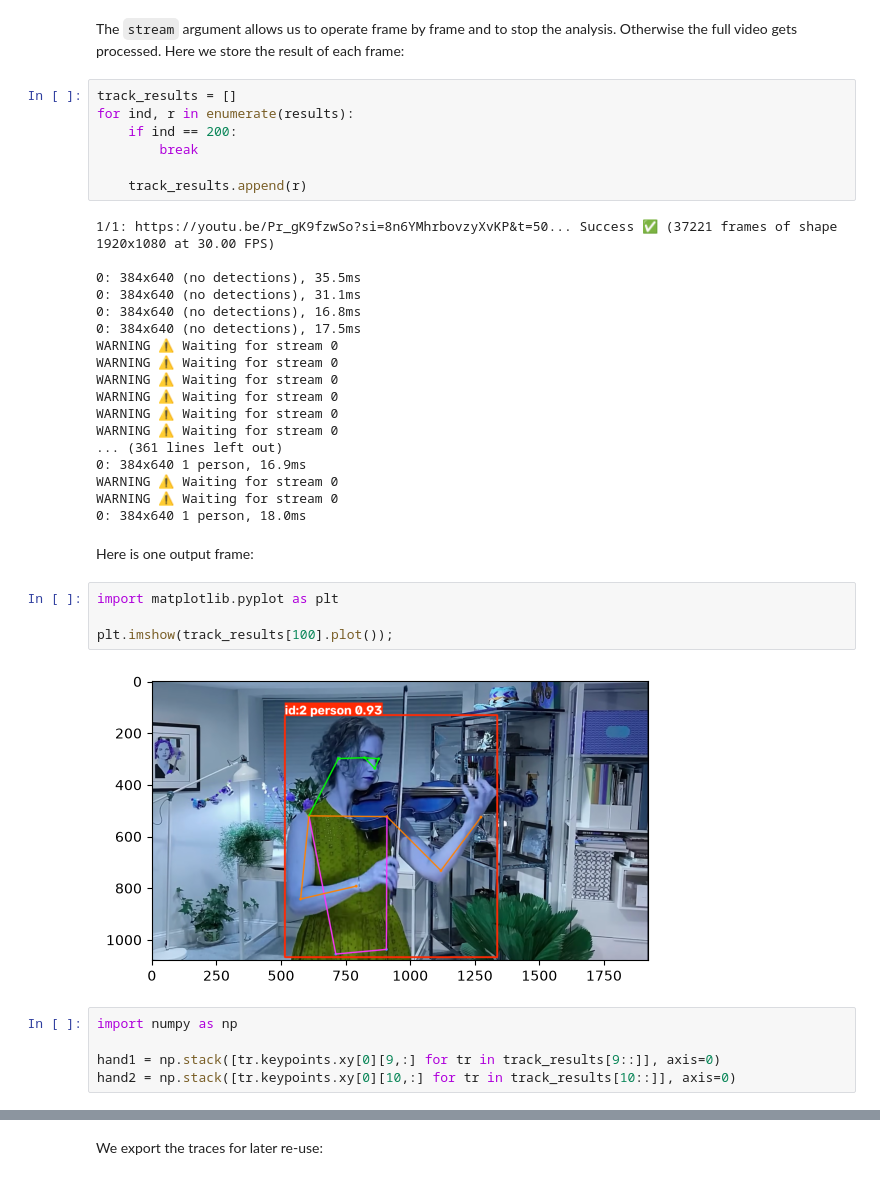
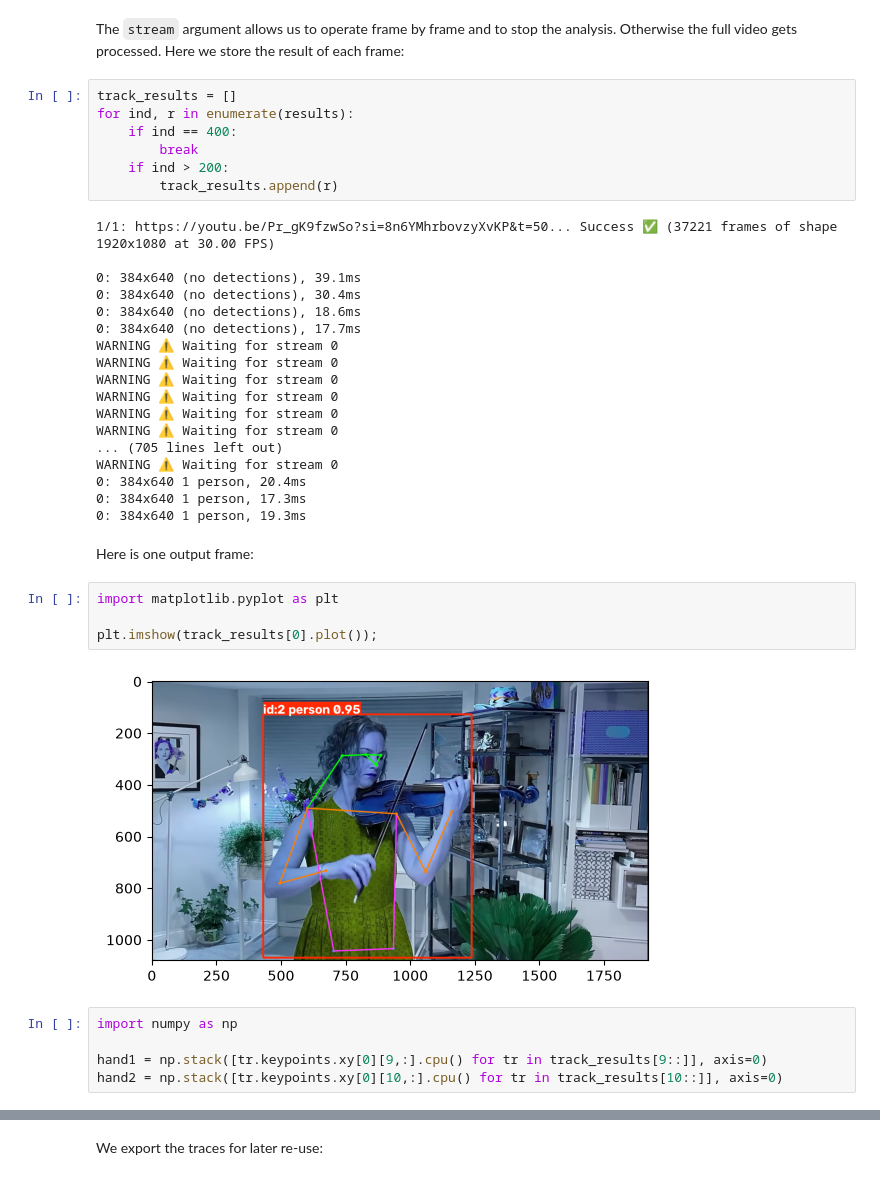
Before and after one commit to guiwitz/CAS_AICP_M4, a Jupyter notebook: 05-YOLO.ipynb, the cells around one changed output, grey strips where cells are left out. Cells and saved outputs as stored; diff of their text form.

```diff
--- a/05-YOLO.ipynb
+++ b/05-YOLO.ipynb
@@ -151,41 +152,41 @@
 # %%
 track_results = []
 for ind, r in enumerate(results):
-    if ind == 200:
+    if ind == 400:
         break
-
-    track_results.append(r)
+    if ind > 200:
+        track_results.append(r)
 # %% [output]
 1/1: https://youtu.be/Pr_gK9fzwSo?si=8n6YMhrbovzyXvKP&t=50... Success ✅ (37221 frames of shape 1920x1080 at 30.00 FPS)
 
-0: 384x640 (no detections), 35.5ms
-0: 384x640 (no detections), 31.1ms
-0: 384x640 (no detections), 16.8ms
-0: 384x640 (no detections), 17.5ms
+0: 384x640 (no detections), 39.1ms
+0: 384x640 (no detections), 30.4ms
+0: 384x640 (no detections), 18.6ms
+0: 384x640 (no detections), 17.7ms
 WARNING ⚠️ Waiting for stream 0
 WARNING ⚠️ Waiting for stream 0
 WARNING ⚠️ Waiting for stream 0
 WARNING ⚠️ Waiting for stream 0
 WARNING ⚠️ Waiting for stream 0
 WARNING ⚠️ Waiting for stream 0
-... (361 lines left out)
-0: 384x640 1 person, 16.9ms
+... (705 lines left out)
 WARNING ⚠️ Waiting for stream 0
-WARNING ⚠️ Waiting for stream 0
-0: 384x640 1 person, 18.0ms
+0: 384x640 1 person, 20.4ms
+0: 384x640 1 person, 17.3ms
+0: 384x640 1 person, 19.3ms
 # %% [markdown]
 Here is one output frame:
 # %%
 import matplotlib.pyplot as plt
 
-plt.imshow(track_results[100].plot());
+plt.imshow(track_results[0].plot());
 # %% [output]
-[figure, old version]
+[figure, new version]
 # %%
 import numpy as np
 
-hand1 = np.stack([tr.keypoints.xy[0][9,:] for tr in track_results[9::]], axis=0)
-hand2 = np.stack([tr.keypoints.xy[0][10,:] for tr in track_results[10::]], axis=0)
+hand1 = np.stack([tr.keypoints.xy[0][9,:].cpu() for tr in track_results[9::]], axis=0)
+hand2 = np.stack([tr.keypoints.xy[0][10,:].cpu() for tr in track_results[10::]], axis=0)
 # %%
 plt.imshow(track_results[51].plot())
 plt.plot(hand1[:,0], hand1[:,1], 'magenta')
```
Also changed, not shown: parts of 6 cells of this notebook.
